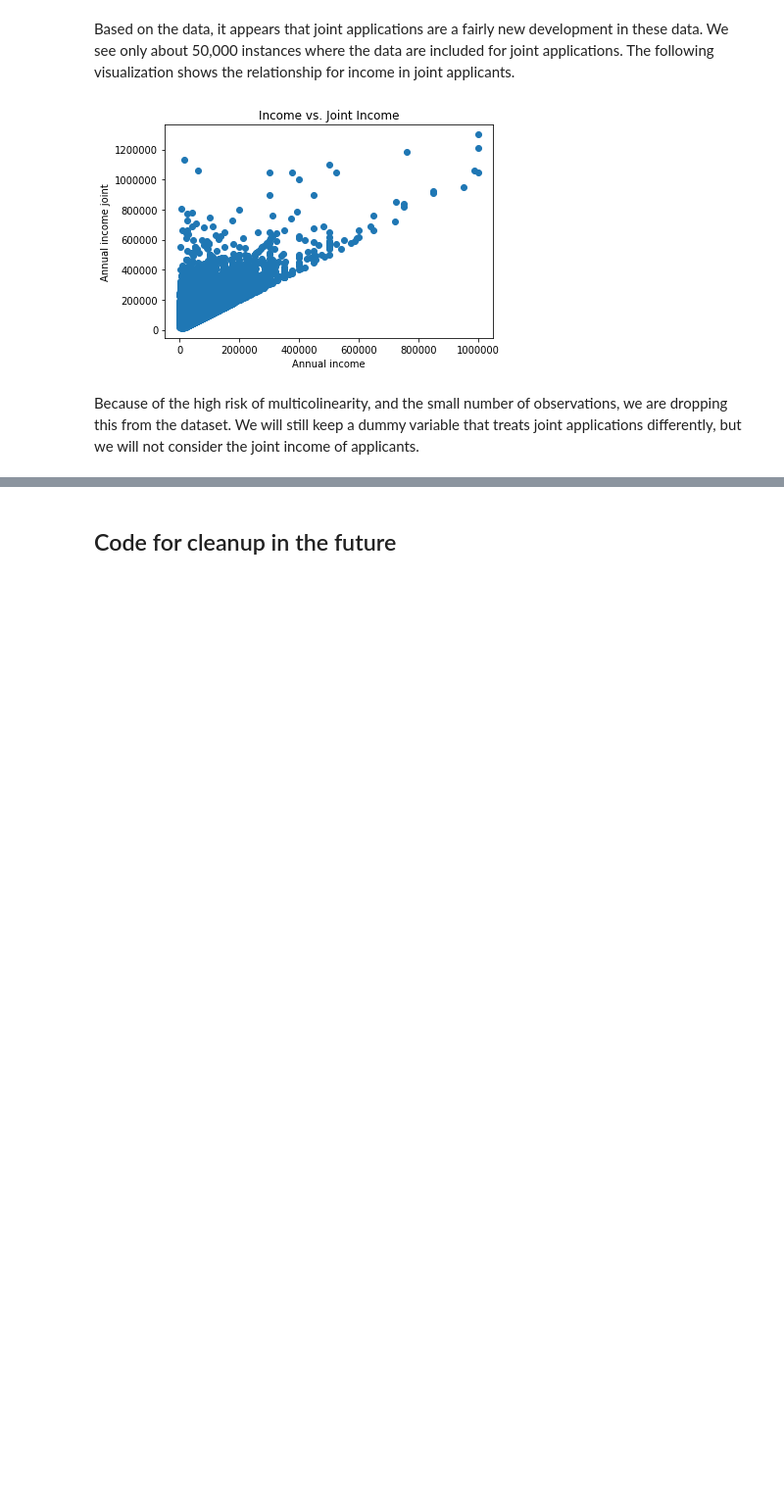
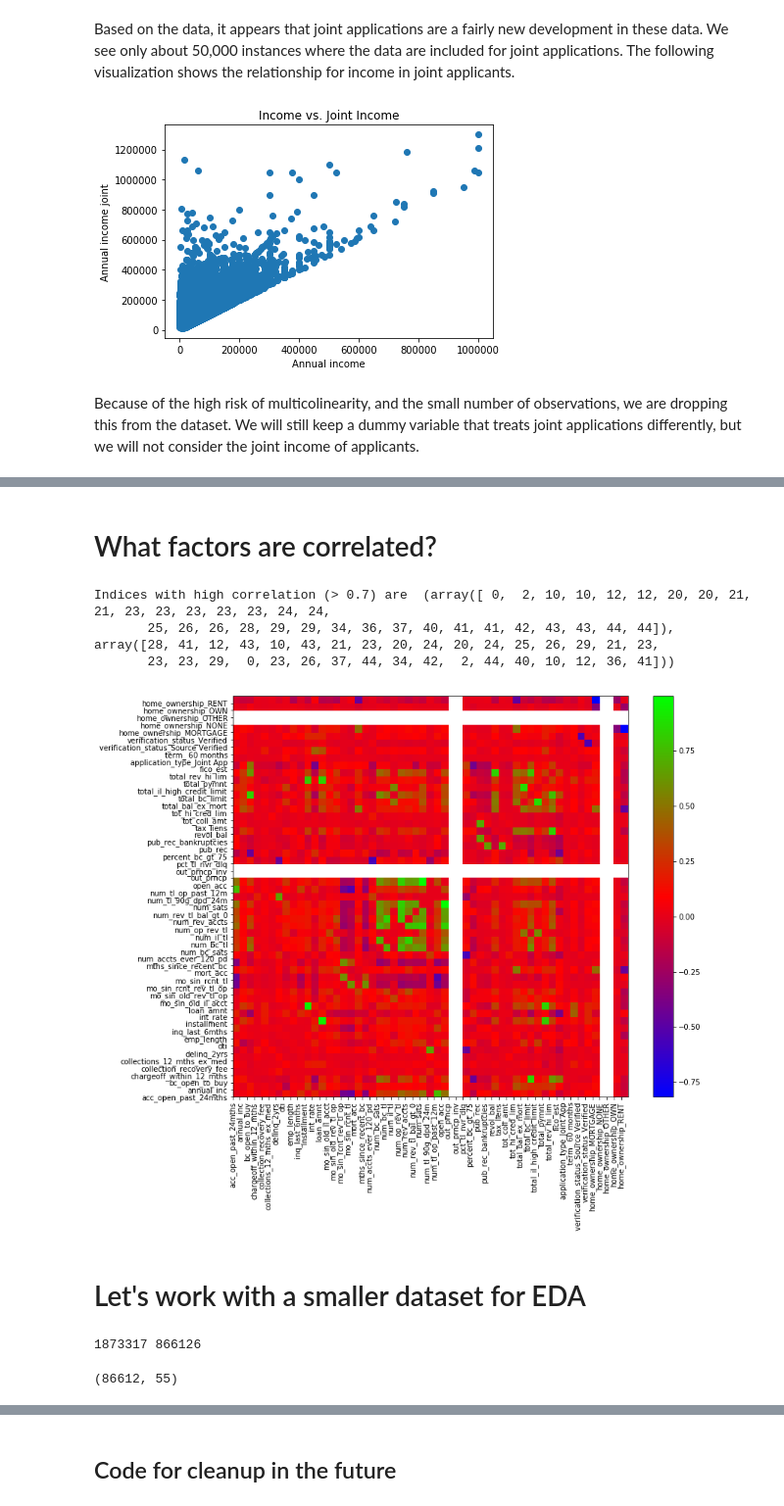
Before and after one commit to Polkaguy/Final-Project, a Jupyter notebook: Primary Notbook.ipynb, the cells around one changed output, grey strips where cells are left out. Shown: that part at 98% size. Drawn from its saved outputs; the diff is of its cells as text; code cells hidden in the pictures; blank space fills up the shorter version.

Commit message:
Latest from Pavan - corrcoef and cleanup and basic OLS
Latest from Pavan

```diff
--- a/Primary Notbook.ipynb
+++ b/Primary Notbook.ipynb
@@ -189,2 +298,0 @@ has_data
-# %%
-reduced_df.drop(columns=order[0:9],inplace=True)
@@ -194,0 +299,6 @@ len(reduced_df.dropna())
+# %%
+nonnan_df=reduced_df.drop(columns=order_has_data[0:16])
+# %%
+print(len(reduced_df.dropna()),len(nonnan_df.dropna()))
+nonnan_df=nonnan_df.dropna()
+print(nonnan_df.shape)
@@ -194,0 +328,42 @@ len(reduced_df.dropna())
+# %%
+# remove objects - need to convert them at some point
+nonnan_df=nonnan_df.drop(columns=['revol_util','earliest_cr_line'])
+# %% [markdown]
+# What factors are correlated?
+# %%
+# your code here
+# remove the self-correlation value of 1 by subtracting identity matrix
+
+matrix=np.zeros(len(nonnan_df.columns))
+for i in range(10):
+    small_df=nonnan_df.iloc[np.random.choice(len(nonnan_df), len(nonnan_df)//100, replace=False)]
+    temp_matrix=np.corrcoef(small_df,rowvar=False)-np.eye(len(small_df.columns))
+    matrix=matrix+temp_matrix
+
+matrix=matrix/10
+#print(matrix)
+print("Indices with high correlation (> 0.7) are ", np.nonzero(matrix > 0.7))
+#print("These correspond to temp and atemp.")
+
+plt.figure(figsize=(12,10))
+plt.pcolor(matrix,cmap='brg')
+
+plt.xticks(range(len(nonnan_df.columns)), nonnan_df.columns,rotation='vertical')
+plt.yticks(range(len(nonnan_df.columns)), nonnan_df.columns)
+plt.colorbar(cmap='brg')
+plt.show()
+# %% [output]
+Indices with high correlation (> 0.7) are  (array([ 0,  2, 10, 10, 12, 12, 20, 20, 21, 21, 23, 23, 23, 23, 23, 24, 24,
+       25, 26, 26, 28, 29, 29, 34, 36, 37, 40, 41, 41, 42, 43, 43, 44, 44]), array([28, 41, 12, 43, 10, 43, 21, 23, 20, 24, 20, 24, 25, 26, 29, 21, 23,
+       23, 23, 29,  0, 23, 26, 37, 44, 34, 42,  2, 44, 40, 10, 12, 36, 41]))
+[figure, added]
+# %% [markdown]
+# Let's work with a smaller dataset for EDA
+# %%
+print(len(df),len(nonnan_df))
+
+smaller_df=nonnan_df.iloc[np.random.choice(len(nonnan_df), len(nonnan_df)//10, replace=False)]
+smaller_df.shape
+# %% [output]
+1873317 866126
+(86612, 55)
```
Also changed, not shown: parts of 22 cells of this notebook, 15 other files.
